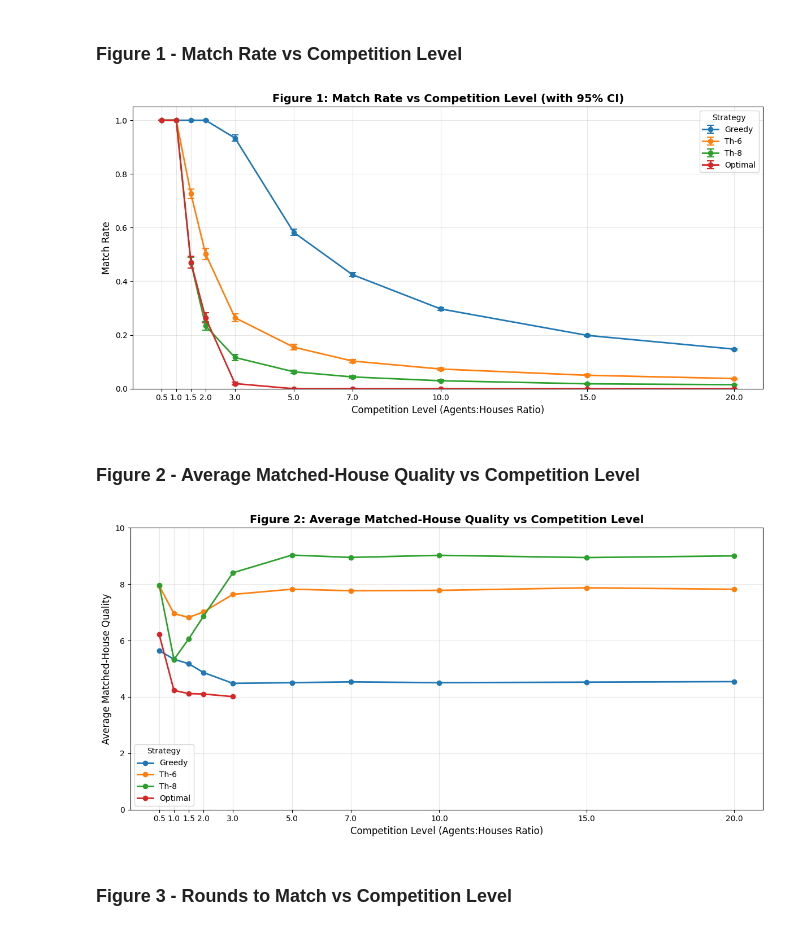
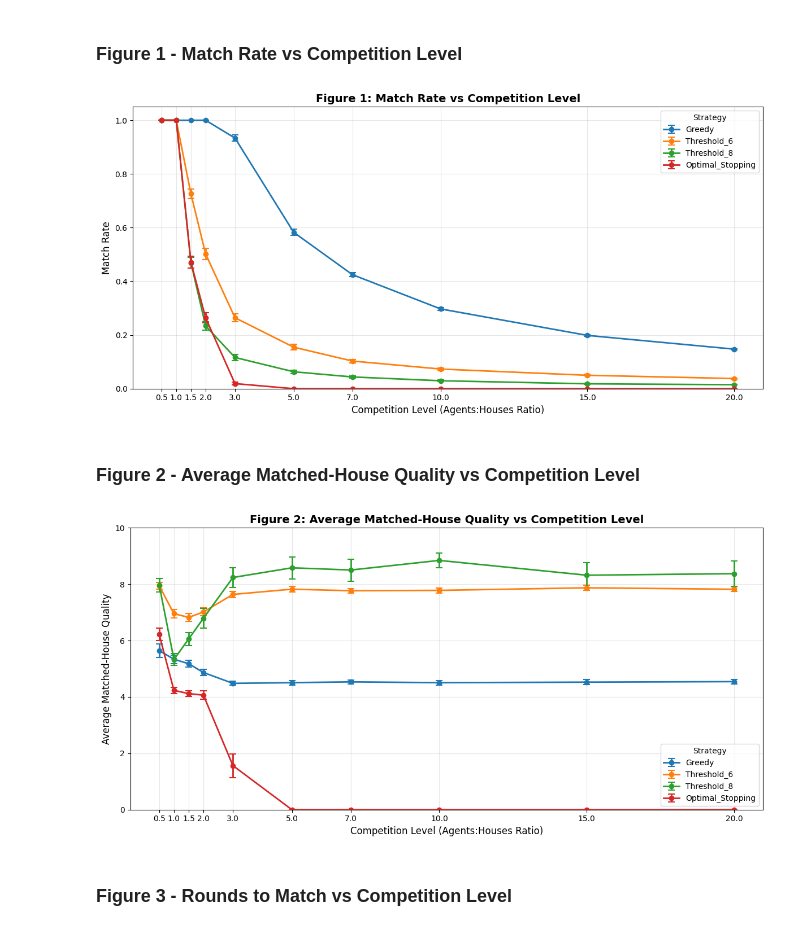
Before and after one commit to EliasSchlie/multi_agent_optimal_stopping, a Jupyter notebook: project_experiments.ipynb, the cells around one changed output. Saved outputs shown, nothing was run; the diff lists cells and outputs as text; code cells hidden in the pictures.

```diff
--- a/project_experiments.ipynb
+++ b/project_experiments.ipynb
@@ -566,7 +238,7 @@ import seaborn
 # %%
 import matplotlib.pyplot as plt
 
-# Read the summary CSV file with 95% CI
+# Read the summary CSV file
 match_rate_summary = pd.read_csv('summary_match_rate.csv')
 
 # Map competition levels to numeric values
@@ -583,32 +255,22 @@ competition_map = {
     20: 20
 }
 
-# Create the plot
+#plot
 plt.figure(figsize=(12, 6))
 
 # Plot each policy as a separate line with error bars
 for policy in ['Greedy', 'Threshold_6', 'Threshold_8', 'Optimal_Stopping']:
     policy_data = match_rate_summary[match_rate_summary['policy'] == policy].sort_values('competition')
 
-    # Map policy names for legend
-    legend_name = policy.replace('Threshold_6', 'Th-6').replace('Threshold_8', 'Th-8').replace('Optimal_Stopping', 'Optimal')
-
     # Calculate error bar values (distance from mean to CI bounds)
     lower_error = policy_data['mean_match'] - policy_data['ci_low']
     upper_error = policy_data['ci_high'] - policy_data['mean_match']
 
-    plt.errorbar(policy_data['competition'],
-                 policy_data['mean_match'],
-                 yerr=[lower_error, upper_error],
-                 marker='o',
-                 linewidth=2,
-                 capsize=4,
-                 capthick=1.5,
-                 label=legend_name)
+    plt.errorbar(policy_data['competition'], policy_data['mean_match'], yerr=[lower_error, upper_error], marker='o', linewidth=2, capsize=4, capthick=1.5, label=policy)
 
 plt.xlabel('Competition Level (Agents:Houses Ratio)', fontsize=12)
 plt.ylabel('Match Rate', fontsize=12)
-plt.title('Figure 1: Match Rate vs Competition Level (with 95% CI)', fontsize=14, fontweight='bold')
+plt.title('Figure 1: Match Rate vs Competition Level', fontsize=14, fontweight='bold')
 plt.legend(title='Strategy', fontsize=10)
 plt.grid(True, alpha=0.3)
 plt.xticks([0.5, 1, 1.5, 2, 3, 5, 7, 10, 15, 20])
@@ -617,48 +279,53 @@ plt.ylim(0, 1.05)
 plt.tight_layout()
 plt.show()
 # %% [output]
-[figure, old version]
+[figure, new version]
 # %% [markdown]
 ### Figure 2 - Average Matched-House Quality vs Competition Level
 # %%
-# Read the summary CSV file with 95% CI
+import matplotlib.pyplot as plt
+
+# Read the summary CSV file
 quality_summary = pd.read_csv('summary_avg_quality.csv')
 
-# Create the plot
+# Map competition levels to numeric values
+competition_map = {
+    0.5: 0.5,
+    1: 1,
+    1.5: 1.5,
+    2: 2,
+    3: 3,
+    5: 5,
+    7: 7,
+    10: 10,
+    15: 15,
+    20: 20
+}
+
+#make plot
 plt.figure(figsize=(12, 6))
 
-# Plot each policy as a separate line with error bars
+# Plot with error bars
 for policy in ['Greedy', 'Threshold_6', 'Threshold_8', 'Optimal_Stopping']:
     policy_data = quality_summary[quality_summary['policy'] == policy].sort_values('competition')
-
-    # Map policy names for legend
-    legend_name = policy.replace('Threshold_6', 'Th-6').replace('Threshold_8', 'Th-8').replace('Optimal_Stopping', 'Optimal')
 
     # Calculate error bar values (distance from mean to CI bounds)
     lower_error = policy_data['mean_quality'] - policy_data['ci_low']
     upper_error = policy_data['ci_high'] - policy_data['mean_quality']
 
-    plt.errorbar(policy_data['competition'],
-                 policy_data['mean_quality'],
-                 yerr=[lower_error, upper_error],
-                 marker='o',
-                 linewidth=2,
-                 capsize=4,
-                 capthick=1.5,
-                 label=legend_name)
+    plt.errorbar(policy_data['competition'], policy_data['mean_quality'], yerr=[lower_error, upper_error], marker='o', linewidth=2, capsize=4, capthick=1.5, label=policy)
 
 plt.xlabel('Competition Level (Agents:Houses Ratio)', fontsize=12)
 plt.ylabel('Average Matched-House Quality', fontsize=12)
-plt.title('Figure 2: Average Matched-House Quality vs Competition Level (with 95% CI)', fontsize=14, fontweight='bold')
+plt.title('Figure 2: Average Matched-House Quality vs Competition Level', fontsize=14, fontweight='bold')
 plt.legend(title='Strategy', fontsize=10)
-
-plt.grid(True, alpha=0.3)plt.show()
-
-plt.xticks([0.5, 1, 1.5, 2, 3, 5, 7, 10, 15, 20])plt.tight_layout()
-
+plt.grid(True, alpha=0.3)
+plt.xticks([0.5, 1, 1.5, 2, 3, 5, 7, 10, 15, 20])
 plt.ylim(0, 10)
+plt.tight_layout()
+plt.show()
 # %% [output]
-[figure, old version]
+[figure, new version]
 # %% [markdown]
 ### Figure 3 - Rounds to Match vs Competition Level
 # %%
```
Also changed, not shown: parts of 18 cells of this notebook.
